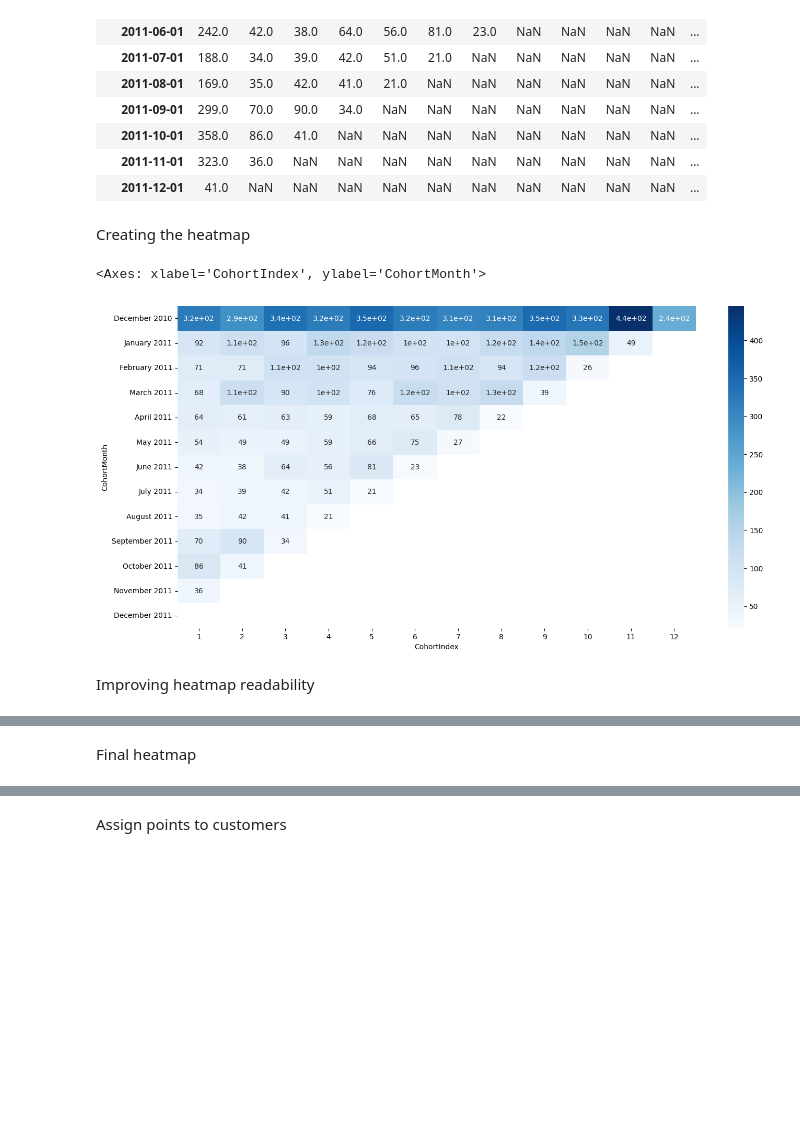
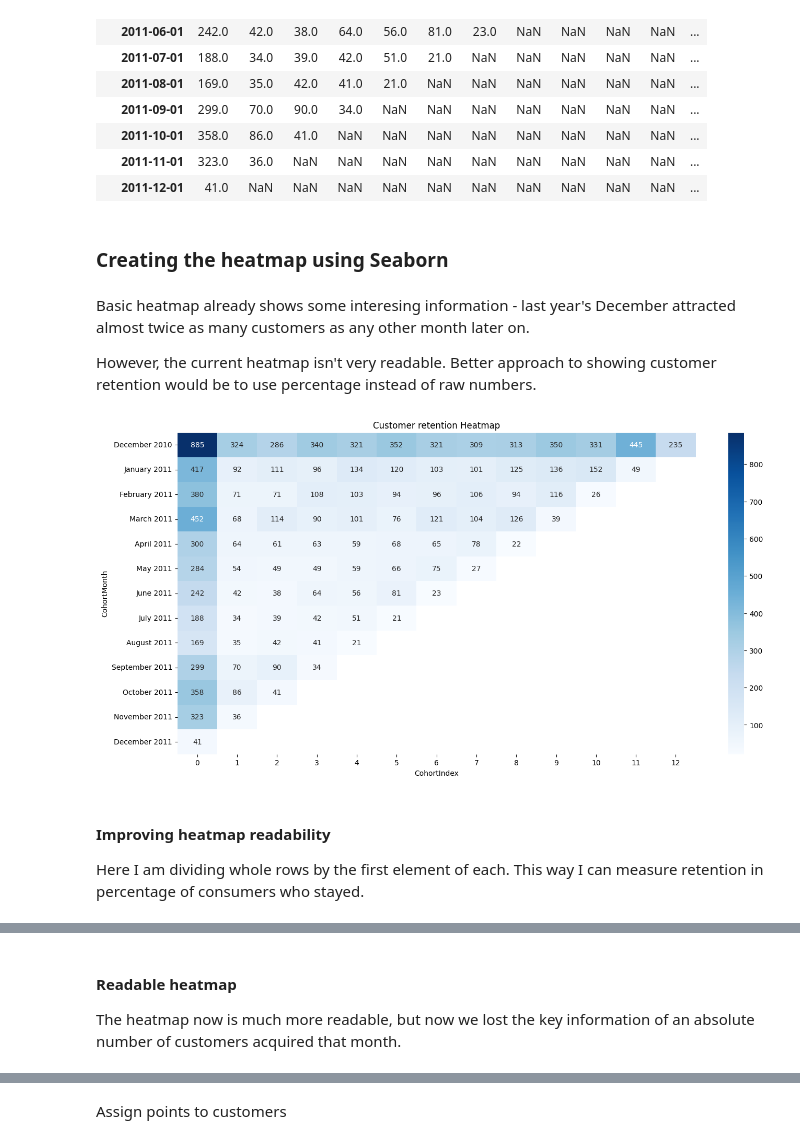
Before and after one commit to i-slusarczyk/online-retail-analysis, a Jupyter notebook: online_retail_analysis.ipynb, the cells around one changed output, grey strips where cells are left out. Drawn from its saved outputs; the diff is of its cells as text; code cells hidden in the pictures; blank space fills up the shorter version.

```diff
--- a/online_retail_analysis.ipynb
+++ b/online_retail_analysis.ipynb
@@ -96,0 +93,9 @@ Get Cohort Index
+# %%
+df_no_cancel = df.dropna(subset="CustomerID")
+
+# Removing cancelled invoices and returned products
+df_no_cancel = df_no_cancel[~df_no_cancel["InvoiceNo"].str.startswith("C")]
+df_no_cancel = df_no_cancel[
+    (df_no_cancel["Quantity"] > 0) & (df_no_cancel["UnitPrice"] > 0)
+]
+df_no_cancel.head()
@@ -97,4 +116,10 @@ Get Cohort Index
 # %%
-year_diff=df["InvoiceMonth"].dt.year-df["CohortMonth"].dt.year
-month_diff=df["InvoiceMonth"].dt.month-df["CohortMonth"].dt.month
-df["CohortIndex"]=year_diff*12+month_diff
+df_retention = df_no_cancel.assign(
+    InvoiceMonth=lambda x: x["InvoiceDate"].values.astype("datetime64[M]"),
+    CohortMonth=lambda x: x.groupby("CustomerID")["InvoiceMonth"].transform("min"),
+    CohortIndex=lambda x: (
+        (x["InvoiceMonth"].dt.year - x["CohortMonth"].dt.year) * 12
+        + (x["InvoiceMonth"].dt.month - x["CohortMonth"].dt.month)
+    ),
+)
+df_retention.head()
@@ -103,5 +135,9 @@ Group by cohort months
 # %%
-cohort_data=df.groupby(["CohortMonth","CohortIndex"]).agg({"CustomerID":"nunique"}).reset_index()
+cohort_data = (
+    df_retention.groupby(["CohortMonth", "CohortIndex"])
+    .agg({"CustomerID": "nunique"})
+    .reset_index()
+)
 cohort_data
 # %% [output]
 |  | CohortMonth | CohortIndex | CustomerID |
@@ -120,7 +156,9 @@ cohort_data
 # %% [markdown]
 Creating the table
 # %%
-cohort_table=pd.pivot(cohort_data,columns="CohortIndex",values="CustomerID",index="CohortMonth")
+cohort_table = pd.pivot(
+    cohort_data, columns="CohortIndex", values="CustomerID", index="CohortMonth"
+)
 cohort_table
 # %% [output]
 | CohortIndex | 0 | 1 | 2 | 3 | 4 | 5 | 6 | 7 | 8 | 9 | 10 | ... |
@@ -139,14 +177,21 @@ cohort_table
 | 2011-11-01 | 323.0 | 36.0 | NaN | NaN | NaN | NaN | NaN | NaN | NaN | NaN | NaN | ... |
 | 2011-12-01 | 41.0 | NaN | NaN | NaN | NaN | NaN | NaN | NaN | NaN | NaN | NaN | ... |
 # %% [markdown]
-Creating the heatmap
+### Creating the heatmap using Seaborn
+# %% [markdown]
+Basic heatmap already shows some interesing information - last year's December attracted almost twice as many customers as any other month later on.
+
+However, the current heatmap isn't very readable. Better approach to showing customer retention would be to use percentage instead of raw numbers.
 # %%
-y_labels=cohort_table.index.strftime("%B %Y")
-plt.figure(figsize=(16,8))
-sns.heatmap(cohort_table.iloc[:,1:],cmap="Blues",yticklabels=y_labels,annot=True)
+y_labels = cohort_table.index.strftime("%B %Y")
+
+plt.figure(figsize=(16, 8))
+sns.heatmap(cohort_table, cmap="Blues", yticklabels=y_labels, fmt="g", annot=True)
+plt.title("Customer retention Heatmap")
+plt.show()
 # %% [output]
-<Axes: xlabel='CohortIndex', ylabel='CohortMonth'>
-[figure, old version]
+[figure, new version]
 # %% [markdown]
-Improving heatmap readability
+#### Improving heatmap readability
+Here I am dividing whole rows by the first element of each. This way I can measure retention in percentage of consumers who stayed.
 # %%
@@ -169,5 +214,6 @@ new_table
 | 2011-11-01 | 1.0 | 0.111455 | NaN | NaN | NaN | NaN | NaN | NaN | NaN | NaN | NaN | ... |
 | 2011-12-01 | 1.0 | NaN | NaN | NaN | NaN | NaN | NaN | NaN | NaN | NaN | NaN | ... |
 # %% [markdown]
-Final heatmap
+#### Readable heatmap
+The heatmap now is much more readable, but now we lost the key information of an absolute number of customers acquired that month.
 # %%
```
Also changed, not shown: parts of 40 cells of this notebook.
